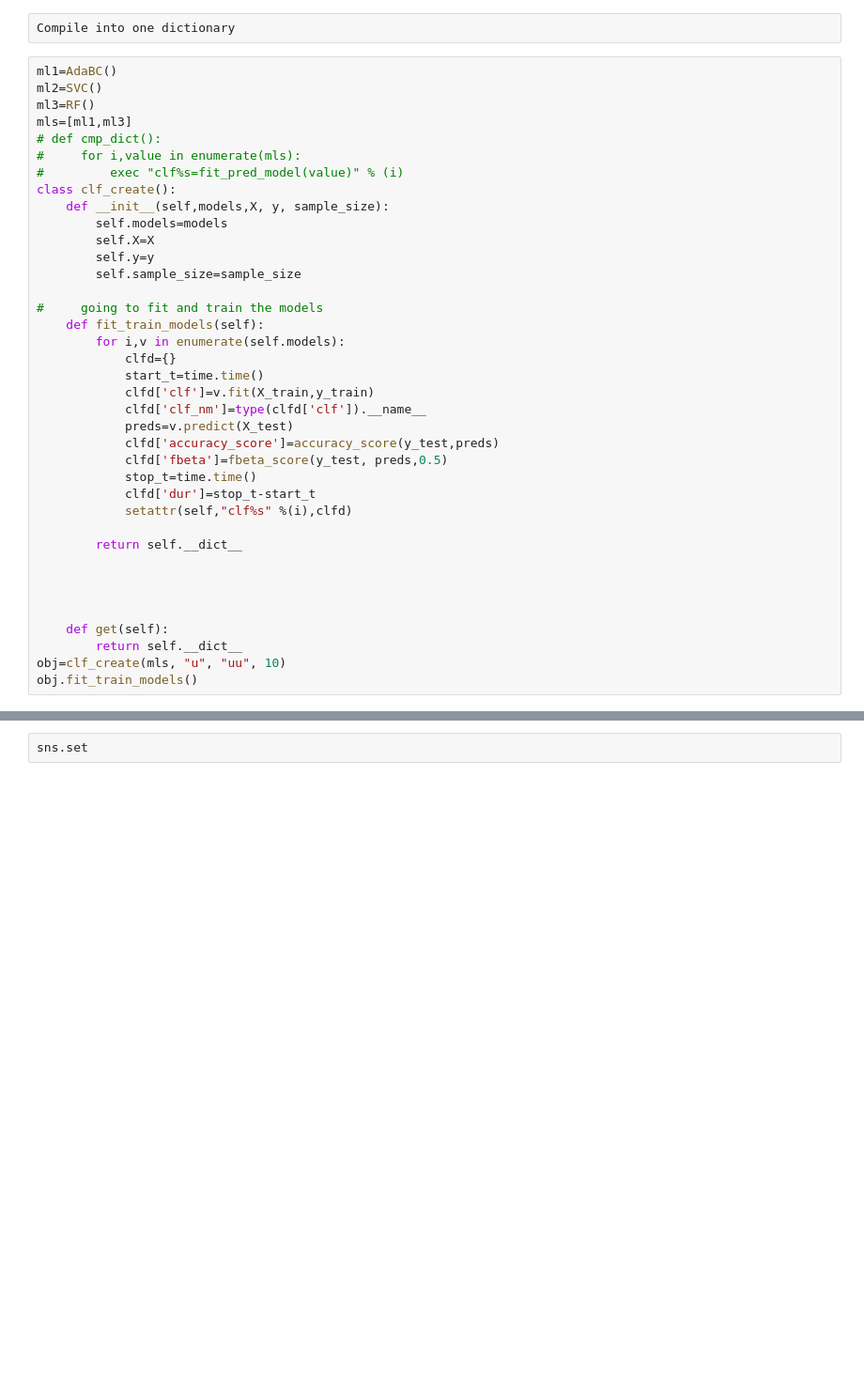
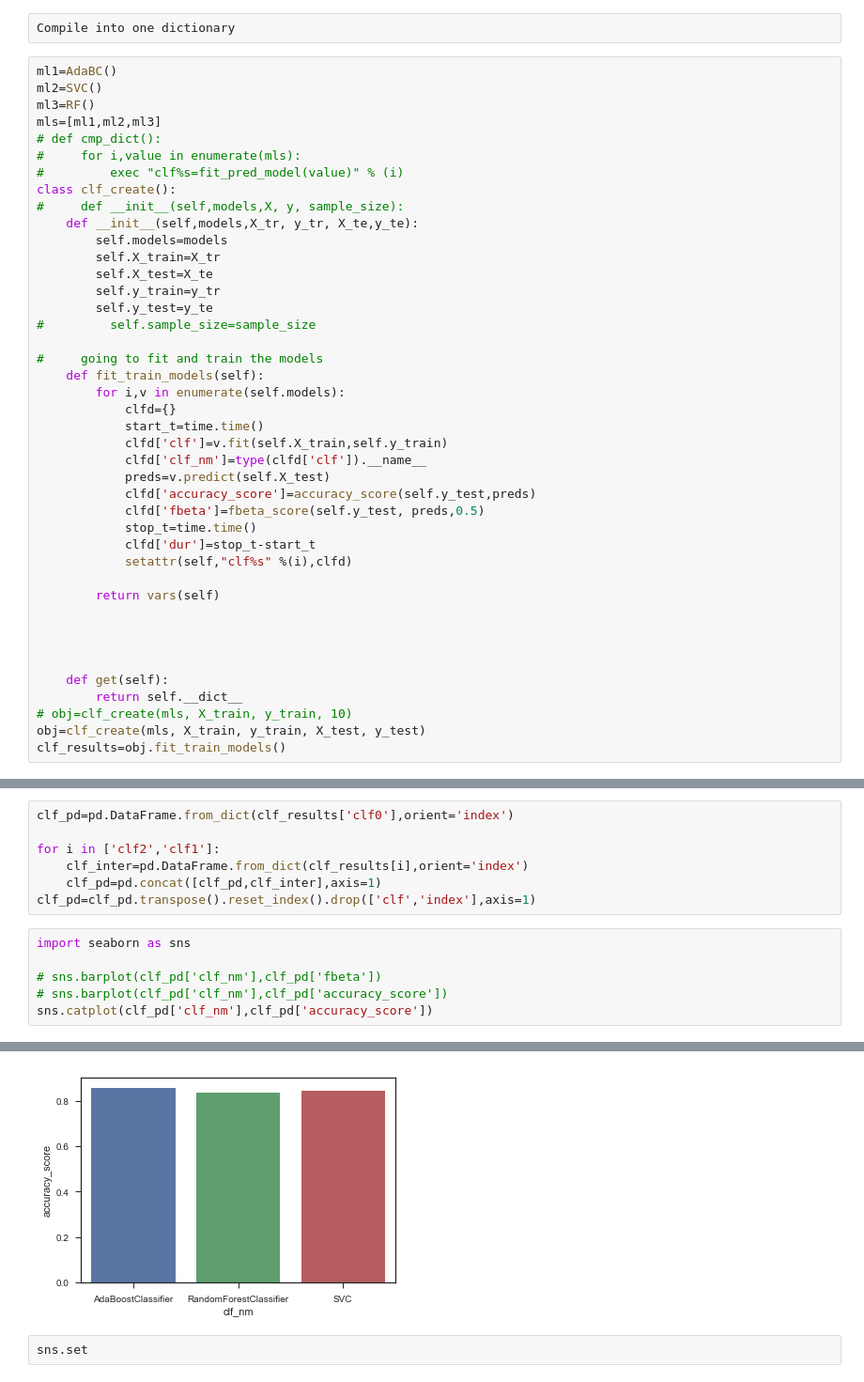
Before and after one commit to jaguila/udacity, a Jupyter notebook: submissions/uci_donors_prediction.ipynb, the cells around one changed output, grey strips where cells are left out. Shown at 94% size. Saved outputs shown, nothing was run; the diff lists cells and outputs as text; blank space fills up the shorter version.

```diff
--- a/submissions/uci_donors_prediction.ipynb
+++ b/submissions/uci_donors_prediction.ipynb
@@ -306,37 +306,41 @@ Compile into one dictionary
 ml1=AdaBC()
 ml2=SVC()
 ml3=RF()
-mls=[ml1,ml3]
+mls=[ml1,ml2,ml3]
 # def cmp_dict():
 #     for i,value in enumerate(mls):
 #         exec "clf%s=fit_pred_model(value)" % (i)
 class clf_create():
-    def __init__(self,models,X, y, sample_size):
+#     def __init__(self,models,X, y, sample_size):
+    def __init__(self,models,X_tr, y_tr, X_te,y_te):
         self.models=models
-        self.X=X
-        self.y=y
-        self.sample_size=sample_size
+        self.X_train=X_tr
+        self.X_test=X_te
+        self.y_train=y_tr
+        self.y_test=y_te
+#         self.sample_size=sample_size
 
 #     going to fit and train the models
     def fit_train_models(self):
         for i,v in enumerate(self.models):
             clfd={}
             start_t=time.time()
-            clfd['clf']=v.fit(X_train,y_train)
+            clfd['clf']=v.fit(self.X_train,self.y_train)
             clfd['clf_nm']=type(clfd['clf']).__name__
-            preds=v.predict(X_test)
-            clfd['accuracy_score']=accuracy_score(y_test,preds)
-            clfd['fbeta']=fbeta_score(y_test, preds,0.5)
+            preds=v.predict(self.X_test)
+            clfd['accuracy_score']=accuracy_score(self.y_test,preds)
+            clfd['fbeta']=fbeta_score(self.y_test, preds,0.5)
             stop_t=time.time()
             clfd['dur']=stop_t-start_t
             setattr(self,"clf%s" %(i),clfd)
 
-        return self.__dict__
+        return vars(self)
 
 
 
 
     def get(self):
         return self.__dict__
-obj=clf_create(mls, "u", "uu", 10)
-obj.fit_train_models()
+# obj=clf_create(mls, X_train, y_train, 10)
+obj=clf_create(mls, X_train, y_train, X_test, y_test)
+clf_results=obj.fit_train_models()
@@ -445,0 +349,14 @@ import seaborn as sns
+# %%
+clf_pd=pd.DataFrame.from_dict(clf_results['clf0'],orient='index')
+
+for i in ['clf2','clf1']:
+    clf_inter=pd.DataFrame.from_dict(clf_results[i],orient='index')
+    clf_pd=pd.concat([clf_pd,clf_inter],axis=1)
+clf_pd=clf_pd.transpose().reset_index().drop(['clf','index'],axis=1)
+# %%
+import seaborn as sns
+
+# sns.barplot(clf_pd['clf_nm'],clf_pd['fbeta'])
+# sns.barplot(clf_pd['clf_nm'],clf_pd['accuracy_score'])
+sns.catplot(clf_pd['clf_nm'],clf_pd['accuracy_score'])
+# %% [output]
@@ -446,3 +364,4 @@ import seaborn as sns
+[figure, added]
 # %%
 sns.set
 # %%
```
Also changed, not shown: parts of 10 cells of this notebook.
